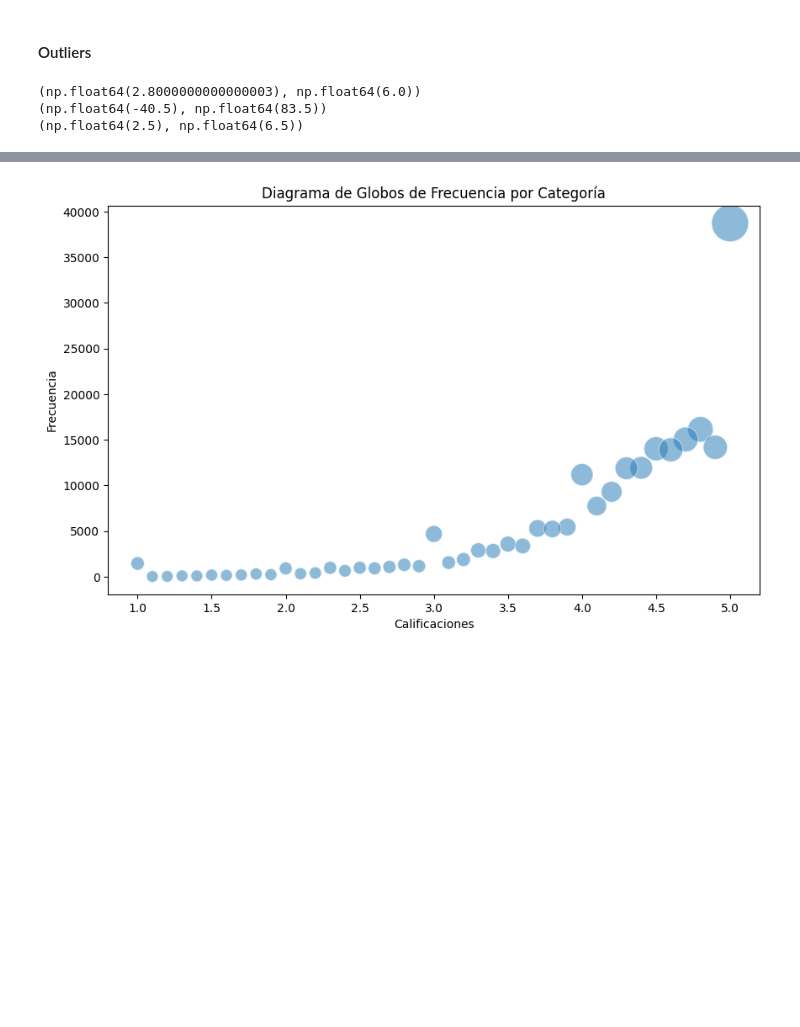
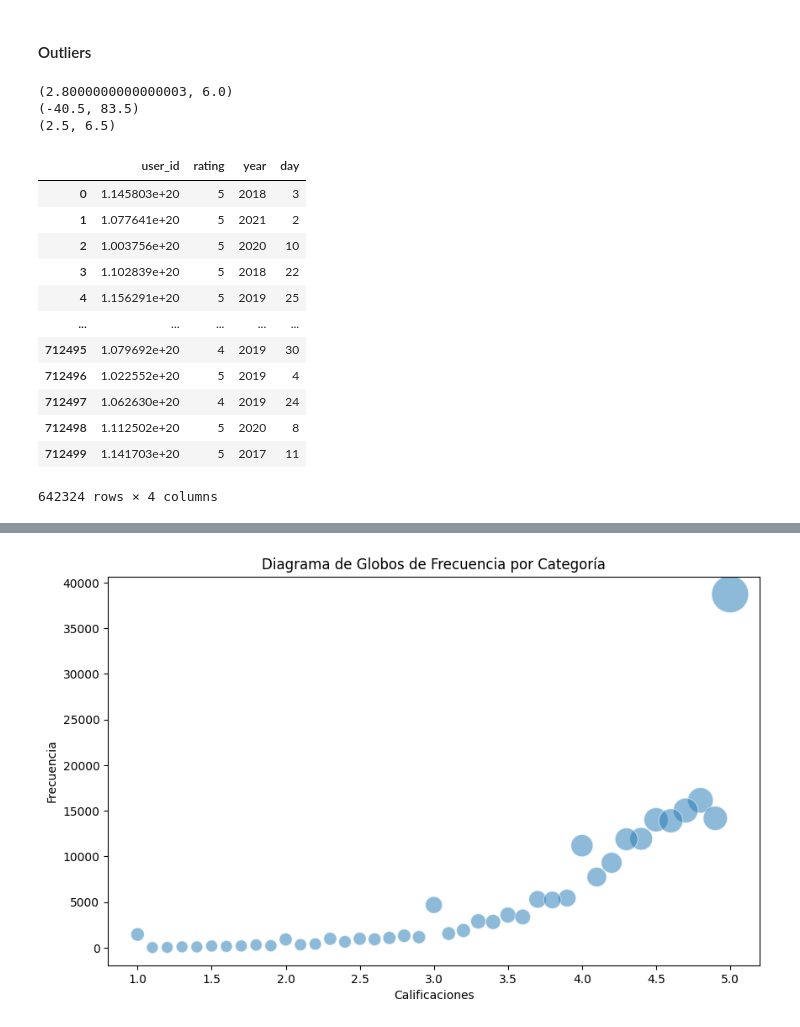
Before and after one commit to bautiarmanicode/HENRY-PROYECTO-FINAL, a Jupyter notebook: 1_Jupyter_Notebooks/2.1 EDA_Google.ipynb, the cells around one changed output, grey strips where cells are left out. Drawn from its saved outputs; the diff is of its cells as text; code cells hidden in the pictures; blank space fills up the shorter version.

```diff
--- a/1_Jupyter_Notebooks/2.1 EDA_Google.ipynb
+++ b/1_Jupyter_Notebooks/2.1 EDA_Google.ipynb
@@ -47,7 +41,7 @@ def calculate_iqr_outliers(series):
     IQR = Q3 - Q1
     lower_bound = Q1 - 1.5 * IQR
     upper_bound = Q3 + 1.5 * IQR
-    return lower_bound, upper_bound
+    return float(lower_bound), float(upper_bound)
 # %% [markdown]
 ## EDA
 # %% [markdown]
@@ -252,6 +283,39 @@ print(calculate_iqr_outliers(df_metadata_num.avg_rating))
 print(calculate_iqr_outliers(df_metadata_num.num_of_reviews))
 print(calculate_iqr_outliers(df_review_num.rating))
 # %% [output]
-(np.float64(2.8000000000000003), np.float64(6.0))
-(np.float64(-40.5), np.float64(83.5))
-(np.float64(2.5), np.float64(6.5))
+(2.8000000000000003, 6.0)
+(-40.5, 83.5)
+(2.5, 6.5)
+# %%
+# GUARDAMOS EN LOS MINIMOS Y MAXIMOS OUTLIERS
+min_meta_rating,max_meta_rating = calculate_iqr_outliers(df_metadata_num.avg_rating)
+min_meta_review,max_meta_review = calculate_iqr_outliers(df_metadata_num.num_of_reviews)
+min_review_rating,max_review_rating = calculate_iqr_outliers(df_review_num.rating)
+# %%
+# FILTRADO 1
+filtro_1 = (df_metadata_num.avg_rating >= min_meta_rating)&(df_metadata_num.avg_rating <= max_meta_rating)
+df_metadata_num_fil = df_metadata_num[filtro_1]
+
+# FILTRADO 2
+filtro_2 = (df_metadata_num_fil.num_of_reviews >= min_meta_review)&(df_metadata_num_fil.num_of_reviews <= max_meta_review)
+df_metadata_num_fil = df_metadata_num_fil[filtro_2]
+
+# FILTRADO 3
+filtro_3 = (df_review_num.rating >= min_review_rating)&(df_review_num.rating <= max_review_rating)
+df_review_num_fil = df_review_num[filtro_3]
+# %%
+df_review_num_fil
+# %% [output]
+|  | user_id | rating | year | day |
+| 0 | 1.145803e+20 | 5 | 2018 | 3 |
+| 1 | 1.077641e+20 | 5 | 2021 | 2 |
+| 2 | 1.003756e+20 | 5 | 2020 | 10 |
+| 3 | 1.102839e+20 | 5 | 2018 | 22 |
+| 4 | 1.156291e+20 | 5 | 2019 | 25 |
+| ... | ... | ... | ... | ... |
+| 712495 | 1.079692e+20 | 4 | 2019 | 30 |
+| 712496 | 1.022552e+20 | 5 | 2019 | 4 |
+| 712497 | 1.062630e+20 | 4 | 2019 | 24 |
+| 712498 | 1.112502e+20 | 5 | 2020 | 8 |
+| 712499 | 1.141703e+20 | 5 | 2017 | 11 |
+642324 rows × 4 columns
```
Also changed, not shown: parts of 20 cells of this notebook, 1 other file.
